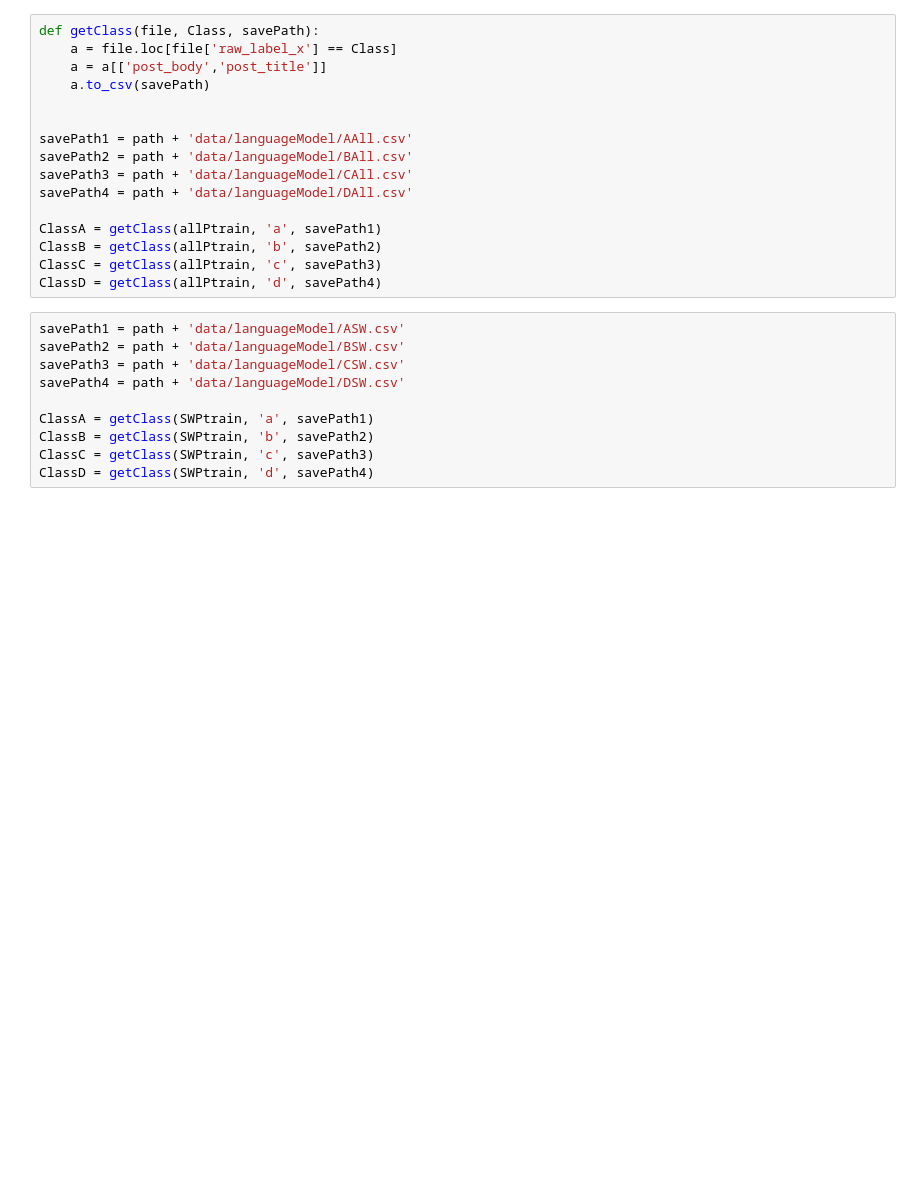
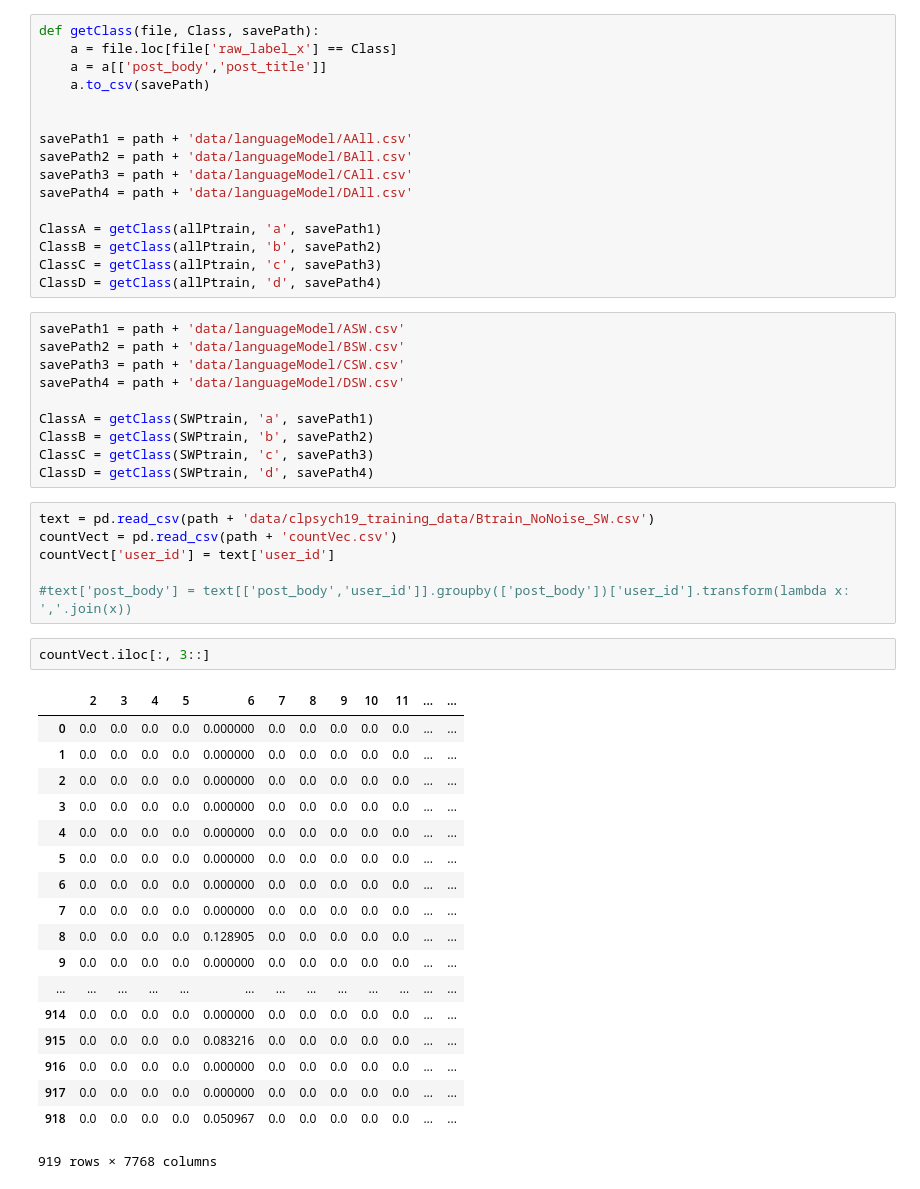
Before and after one commit to luciasalar/suicideDetection, a Jupyter notebook: features/Models.ipynb, the cells around one changed output. Cells and saved outputs as stored; diff of their text form; blank space fills up the shorter version.

```diff
--- a/features/Models.ipynb
+++ b/features/Models.ipynb
@@ -208,3 +208,30 @@ ClassA = getClass(SWPtrain, 'a', savePath1)
 ClassB = getClass(SWPtrain, 'b', savePath2)
 ClassC = getClass(SWPtrain, 'c', savePath3)
 ClassD = getClass(SWPtrain, 'd', savePath4)
+# %%
+text = pd.read_csv(path + 'data/clpsych19_training_data/Btrain_NoNoise_SW.csv')
+countVect = pd.read_csv(path + 'countVec.csv')
+countVect['user_id'] = text['user_id']
+
+#text['post_body'] = text[['post_body','user_id']].groupby(['post_body'])['user_id'].transform(lambda x: ','.join(x))
+# %%
+countVect.iloc[:, 3::]
+# %% [output]
+|  | 2 | 3 | 4 | 5 | 6 | 7 | 8 | 9 | 10 | 11 | ... | ... |
+| 0 | 0.0 | 0.0 | 0.0 | 0.0 | 0.000000 | 0.0 | 0.0 | 0.0 | 0.0 | 0.0 | ... | ... |
+| 1 | 0.0 | 0.0 | 0.0 | 0.0 | 0.000000 | 0.0 | 0.0 | 0.0 | 0.0 | 0.0 | ... | ... |
+| 2 | 0.0 | 0.0 | 0.0 | 0.0 | 0.000000 | 0.0 | 0.0 | 0.0 | 0.0 | 0.0 | ... | ... |
+| 3 | 0.0 | 0.0 | 0.0 | 0.0 | 0.000000 | 0.0 | 0.0 | 0.0 | 0.0 | 0.0 | ... | ... |
+| 4 | 0.0 | 0.0 | 0.0 | 0.0 | 0.000000 | 0.0 | 0.0 | 0.0 | 0.0 | 0.0 | ... | ... |
+| 5 | 0.0 | 0.0 | 0.0 | 0.0 | 0.000000 | 0.0 | 0.0 | 0.0 | 0.0 | 0.0 | ... | ... |
+| 6 | 0.0 | 0.0 | 0.0 | 0.0 | 0.000000 | 0.0 | 0.0 | 0.0 | 0.0 | 0.0 | ... | ... |
+| 7 | 0.0 | 0.0 | 0.0 | 0.0 | 0.000000 | 0.0 | 0.0 | 0.0 | 0.0 | 0.0 | ... | ... |
+| 8 | 0.0 | 0.0 | 0.0 | 0.0 | 0.128905 | 0.0 | 0.0 | 0.0 | 0.0 | 0.0 | ... | ... |
+| 9 | 0.0 | 0.0 | 0.0 | 0.0 | 0.000000 | 0.0 | 0.0 | 0.0 | 0.0 | 0.0 | ... | ... |
+| ... | ... | ... | ... | ... | ... | ... | ... | ... | ... | ... | ... | ... |
+| 914 | 0.0 | 0.0 | 0.0 | 0.0 | 0.000000 | 0.0 | 0.0 | 0.0 | 0.0 | 0.0 | ... | ... |
+| 915 | 0.0 | 0.0 | 0.0 | 0.0 | 0.083216 | 0.0 | 0.0 | 0.0 | 0.0 | 0.0 | ... | ... |
+| 916 | 0.0 | 0.0 | 0.0 | 0.0 | 0.000000 | 0.0 | 0.0 | 0.0 | 0.0 | 0.0 | ... | ... |
+| 917 | 0.0 | 0.0 | 0.0 | 0.0 | 0.000000 | 0.0 | 0.0 | 0.0 | 0.0 | 0.0 | ... | ... |
+| 918 | 0.0 | 0.0 | 0.0 | 0.0 | 0.050967 | 0.0 | 0.0 | 0.0 | 0.0 | 0.0 | ... | ... |
+919 rows × 7768 columns
```
Also changed, not shown: parts of 4 cells of this notebook, 10 other files.
